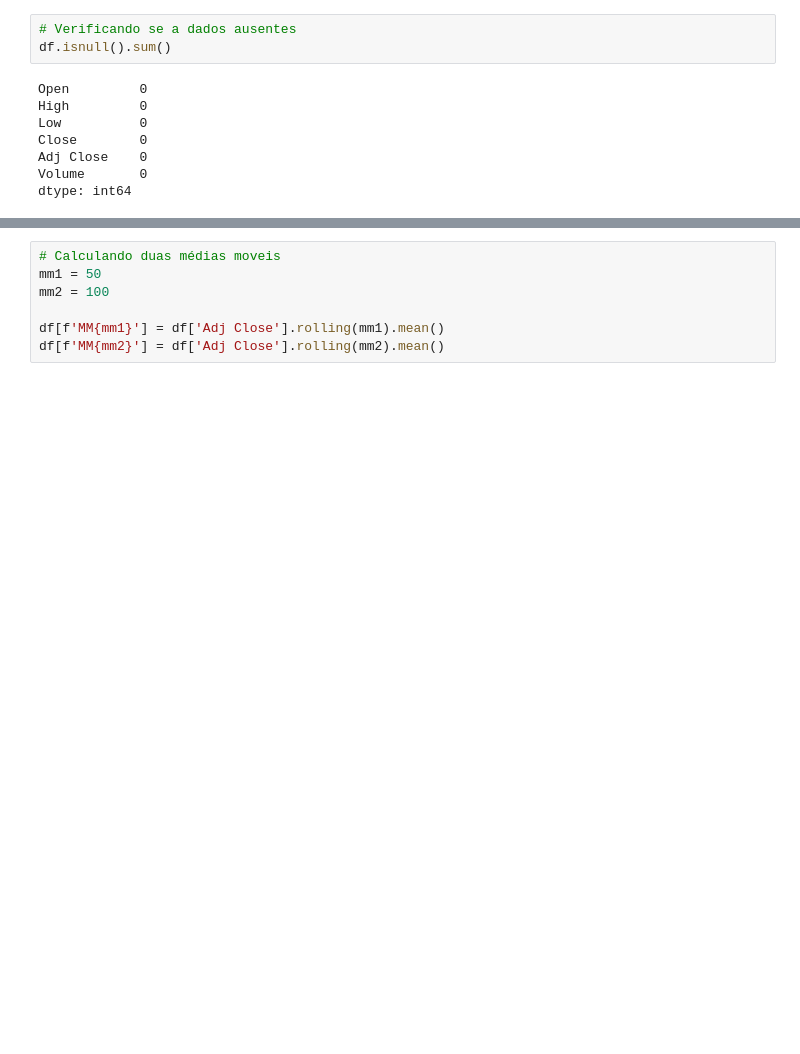
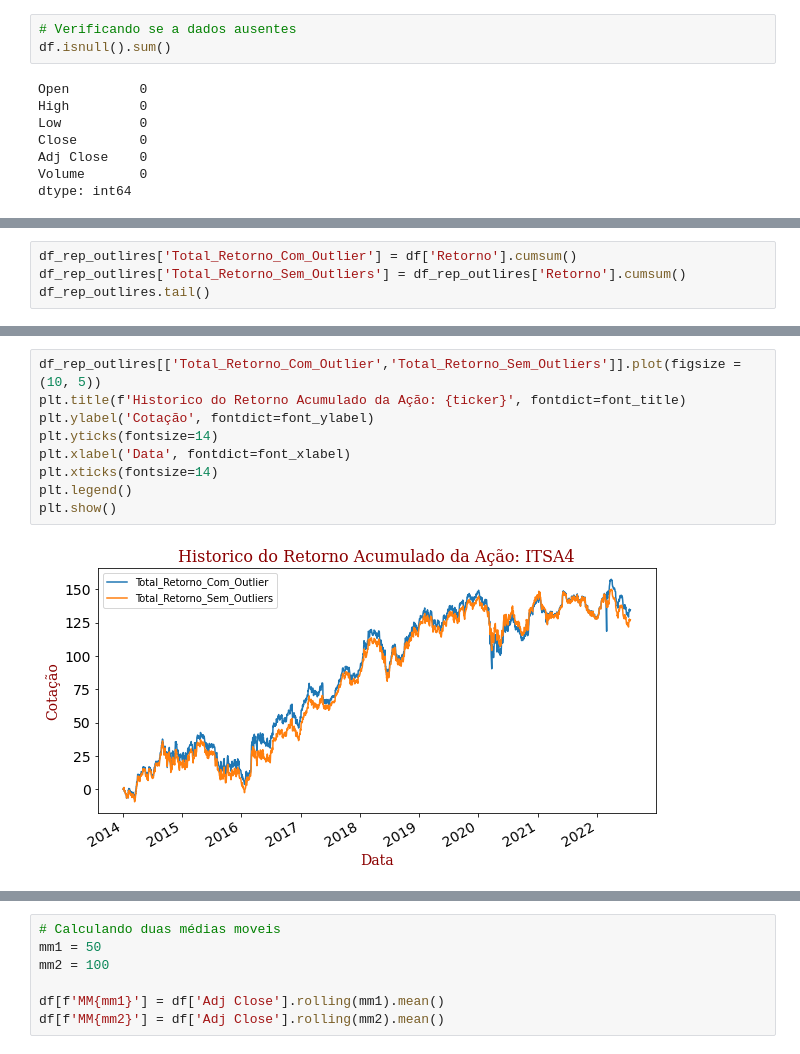
Before and after one commit to Prog-LucasAlves/Analise_Exploratoria_Dados, a Jupyter notebook: AED_04_Ações_B3/acoes.ipynb, the cells around one changed output, grey strips where cells are left out. Cells and saved outputs as stored; diff of their text form; blank space fills up the shorter version.

```diff
--- a/AED_04_Ações_B3/acoes.ipynb
+++ b/AED_04_Ações_B3/acoes.ipynb
@@ -124,0 +261,4 @@ dtype: int64
+# %%
+df_rep_outlires['Total_Retorno_Com_Outlier'] = df['Retorno'].cumsum()
+df_rep_outlires['Total_Retorno_Sem_Outliers'] = df_rep_outlires['Retorno'].cumsum()
+df_rep_outlires.tail()
@@ -124,0 +273,11 @@ dtype: int64
+# %%
+df_rep_outlires[['Total_Retorno_Com_Outlier','Total_Retorno_Sem_Outliers']].plot(figsize = (10, 5))
+plt.title(f'Historico do Retorno Acumulado da Ação: {ticker}', fontdict=font_title)
+plt.ylabel('Cotação', fontdict=font_ylabel)
+plt.yticks(fontsize=14)
+plt.xlabel('Data', fontdict=font_xlabel)
+plt.xticks(fontsize=14)
+plt.legend()
+plt.show()
+# %% [output]
+[figure, added]
```
Also changed, not shown: parts of 26 cells of this notebook.
